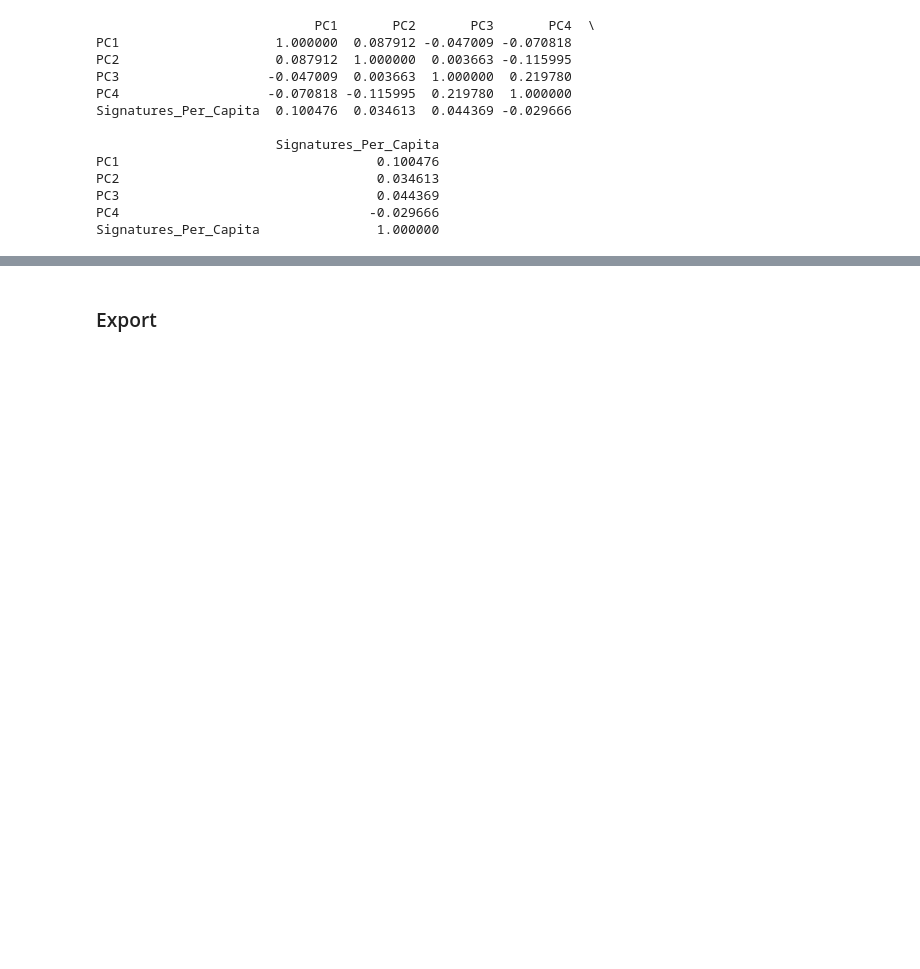
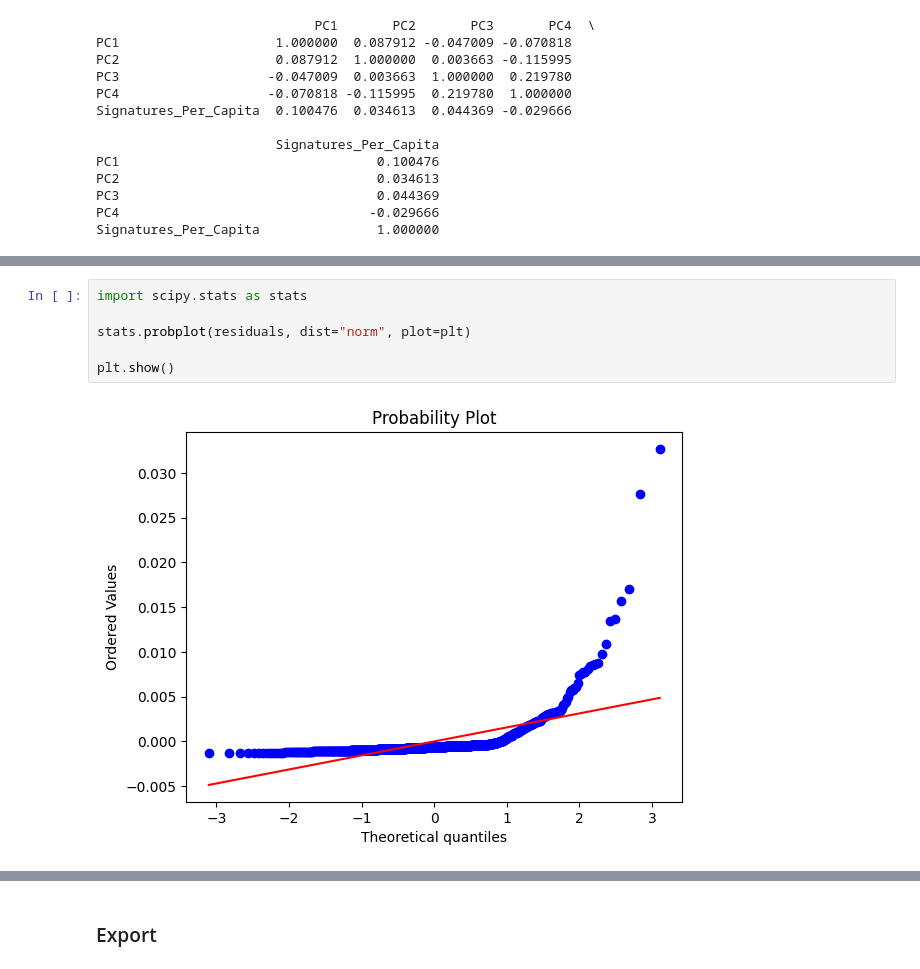
Before and after one commit to Matthew-Riddell/MSc-Dissertation, a Jupyter notebook: notebooks/07-pca.ipynb, the cells around one changed output, grey strips where cells are left out. Saved outputs shown, nothing was run; the diff lists cells and outputs as text; blank space fills up the shorter version.

```diff
--- a/notebooks/07-pca.ipynb
+++ b/notebooks/07-pca.ipynb
@@ -390,0 +476,8 @@ Signatures_Per_Capita               1.000000
+# %%
+import scipy.stats as stats
+
+stats.probplot(residuals, dist="norm", plot=plt)
+
+plt.show()
+# %% [output]
+[figure, added]
```
Also changed, not shown: parts of 17 cells of this notebook, 1 other file.
